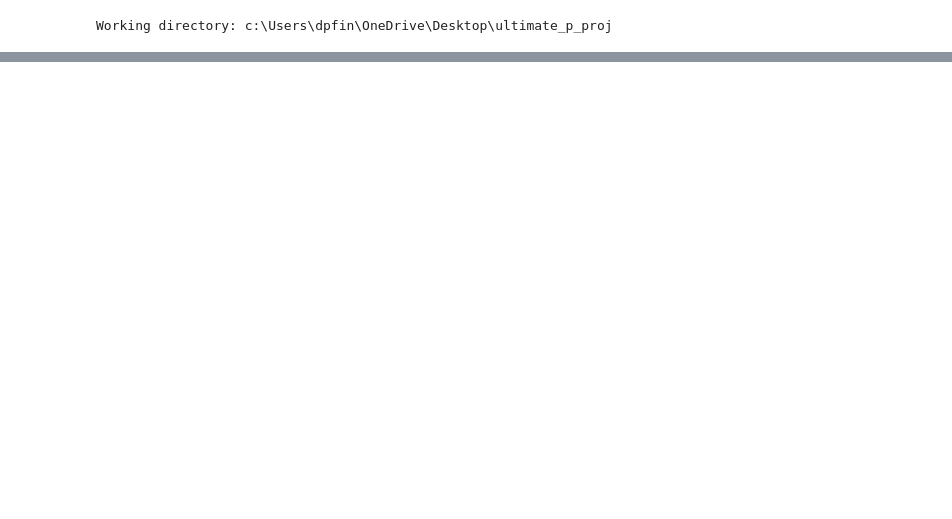
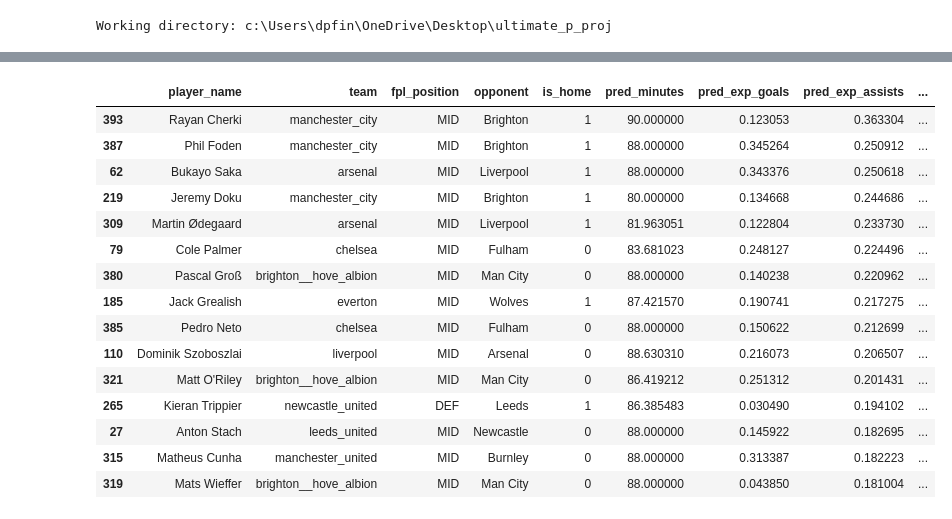
Before and after one commit to danielfindley/fpl_projections, a Jupyter notebook: notebooks/tune_models.ipynb, the cells around one changed output, grey strips where cells are left out. Saved outputs shown, nothing was run; the diff lists cells and outputs as text; code cells hidden in the pictures; blank space fills up the shorter version.

```diff
--- a/notebooks/tune_models.ipynb
+++ b/notebooks/tune_models.ipynb
@@ -423,0 +562,19 @@ data.loc[data['web_name'].str.contains('Fernandes')]
+# %%
+predictions_df.sort_values(by="pred_exp_assists", ascending=False)[display_cols].head(15)
+# %% [output]
+|  | player_name | team | fpl_position | opponent | is_home | pred_minutes | pred_exp_goals | pred_exp_assists | ... |
+| 393 | Rayan Cherki | manchester_city | MID | Brighton | 1 | 90.000000 | 0.123053 | 0.363304 | ... |
+| 387 | Phil Foden | manchester_city | MID | Brighton | 1 | 88.000000 | 0.345264 | 0.250912 | ... |
+| 62 | Bukayo Saka | arsenal | MID | Liverpool | 1 | 88.000000 | 0.343376 | 0.250618 | ... |
+| 219 | Jeremy Doku | manchester_city | MID | Brighton | 1 | 80.000000 | 0.134668 | 0.244686 | ... |
+| 309 | Martin Ødegaard | arsenal | MID | Liverpool | 1 | 81.963051 | 0.122804 | 0.233730 | ... |
+| 79 | Cole Palmer | chelsea | MID | Fulham | 0 | 83.681023 | 0.248127 | 0.224496 | ... |
+| 380 | Pascal Groß | brighton__hove_albion | MID | Man City | 0 | 88.000000 | 0.140238 | 0.220962 | ... |
+| 185 | Jack Grealish | everton | MID | Wolves | 1 | 87.421570 | 0.190741 | 0.217275 | ... |
+| 385 | Pedro Neto | chelsea | MID | Fulham | 0 | 88.000000 | 0.150622 | 0.212699 | ... |
+| 110 | Dominik Szoboszlai | liverpool | MID | Arsenal | 0 | 88.630310 | 0.216073 | 0.206507 | ... |
+| 321 | Matt O'Riley | brighton__hove_albion | MID | Man City | 0 | 86.419212 | 0.251312 | 0.201431 | ... |
+| 265 | Kieran Trippier | newcastle_united | DEF | Leeds | 1 | 86.385483 | 0.030490 | 0.194102 | ... |
+| 27 | Anton Stach | leeds_united | MID | Newcastle | 0 | 88.000000 | 0.145922 | 0.182695 | ... |
+| 315 | Matheus Cunha | manchester_united | MID | Burnley | 0 | 88.000000 | 0.313387 | 0.182223 | ... |
+| 319 | Mats Wieffer | brighton__hove_albion | MID | Man City | 0 | 88.000000 | 0.043850 | 0.181004 | ... |
```
Also changed, not shown: parts of 17 cells of this notebook, 18 other files.
